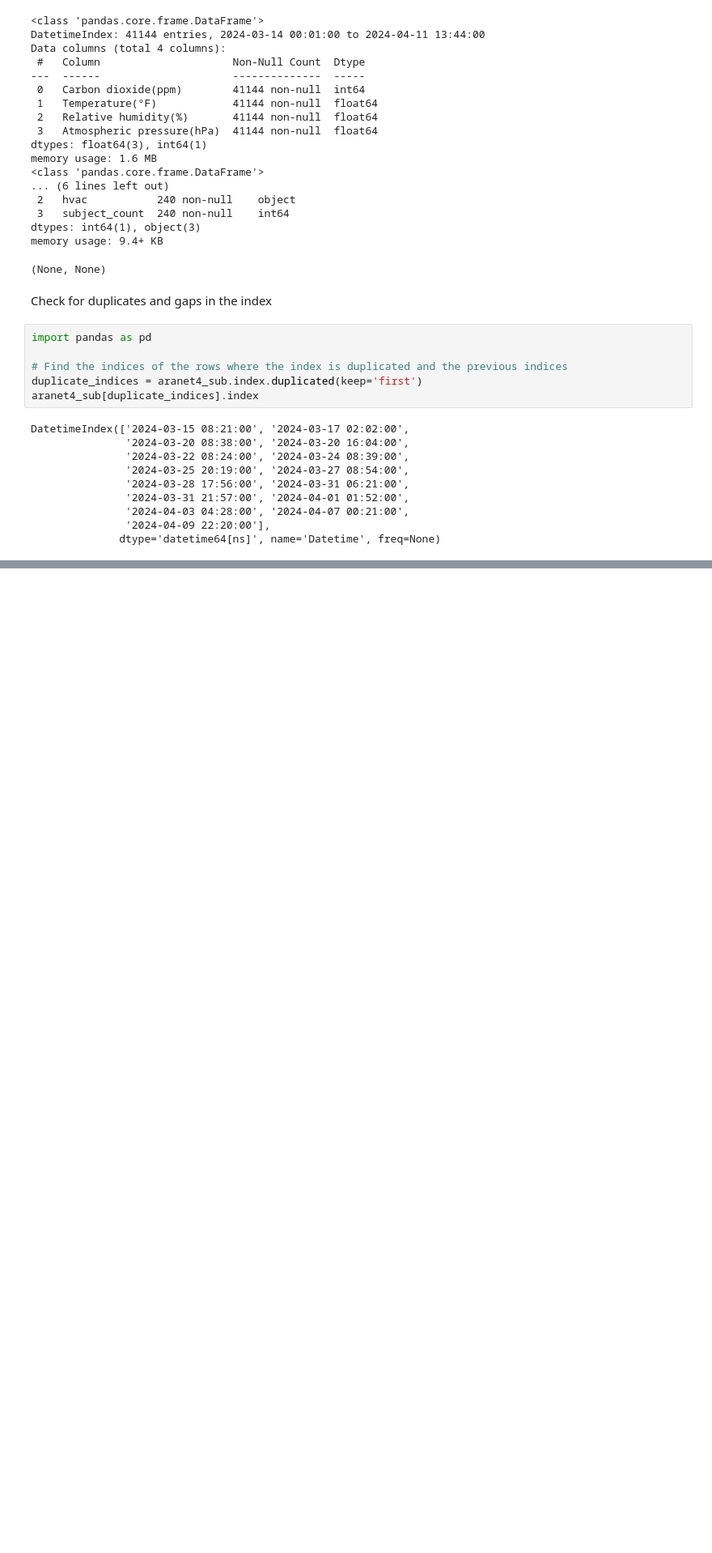
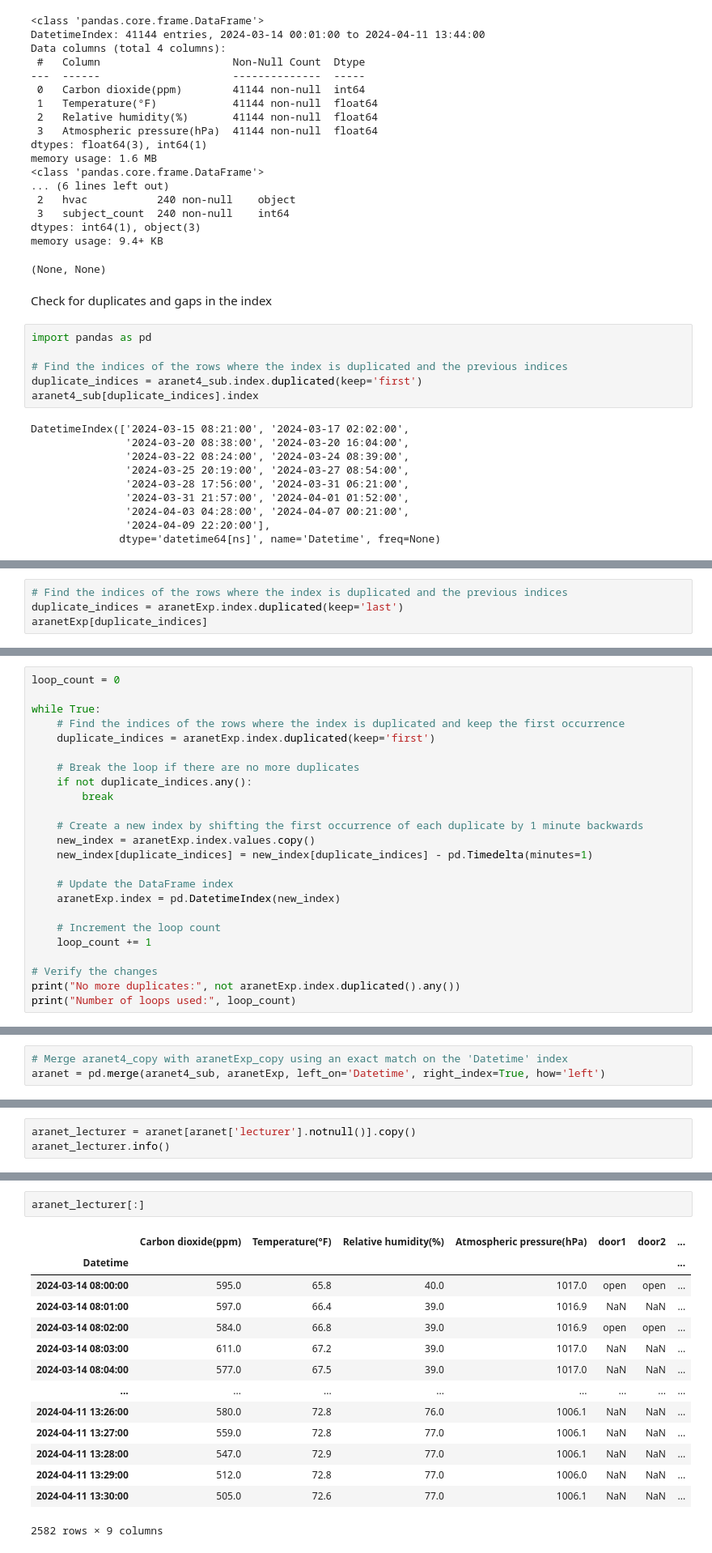
Before and after one commit to coreyddsc/aranet4-project, a Jupyter notebook: coreyd.dsc_temporary/aranet_data_cleaning.ipynb, the cells around one changed output, grey strips where cells are left out. Shown at 81% size. Drawn from its saved outputs; the diff is of its cells as text; blank space fills up the shorter version.

Commit message:
cleaning and lecture data create for easy modeling

```diff
--- a/coreyd.dsc_temporary/aranet_data_cleaning.ipynb
+++ b/coreyd.dsc_temporary/aranet_data_cleaning.ipynb
@@ -159,0 +310,4 @@ memory usage: 600.0 bytes
+# %%
+# Find the indices of the rows where the index is duplicated and the previous indices
+duplicate_indices = aranetExp.index.duplicated(keep='last')
+aranetExp[duplicate_indices]
@@ -159,0 +327,24 @@ memory usage: 600.0 bytes
+# %%
+loop_count = 0
+
+while True:
+    # Find the indices of the rows where the index is duplicated and keep the first occurrence
+    duplicate_indices = aranetExp.index.duplicated(keep='first')
+
+    # Break the loop if there are no more duplicates
+    if not duplicate_indices.any():
+        break
+
+    # Create a new index by shifting the first occurrence of each duplicate by 1 minute backwards
+    new_index = aranetExp.index.values.copy()
+    new_index[duplicate_indices] = new_index[duplicate_indices] - pd.Timedelta(minutes=1)
+
+    # Update the DataFrame index
+    aranetExp.index = pd.DatetimeIndex(new_index)
+
+    # Increment the loop count
+    loop_count += 1
+
+# Verify the changes
+print("No more duplicates:", not aranetExp.index.duplicated().any())
+print("Number of loops used:", loop_count)
@@ -159,0 +356,3 @@ memory usage: 600.0 bytes
+# %%
+# Merge aranet4_copy with aranetExp_copy using an exact match on the 'Datetime' index
+aranet = pd.merge(aranet4_sub, aranetExp, left_on='Datetime', right_index=True, how='left')
@@ -159,0 +423,3 @@ memory usage: 600.0 bytes
+# %%
+aranet_lecturer = aranet[aranet['lecturer'].notnull()].copy()
+aranet_lecturer.info()
@@ -159,0 +443,17 @@ memory usage: 600.0 bytes
+# %%
+aranet_lecturer[:]
+# %% [output]
+|  | Carbon dioxide(ppm) | Temperature(°F) | Relative humidity(%) | Atmospheric pressure(hPa) | door1 | door2 | ... |
+| Datetime |  |  |  |  |  |  | ... |
+| 2024-03-14 08:00:00 | 595.0 | 65.8 | 40.0 | 1017.0 | open | open | ... |
+| 2024-03-14 08:01:00 | 597.0 | 66.4 | 39.0 | 1016.9 | NaN | NaN | ... |
+| 2024-03-14 08:02:00 | 584.0 | 66.8 | 39.0 | 1016.9 | open | open | ... |
+| 2024-03-14 08:03:00 | 611.0 | 67.2 | 39.0 | 1017.0 | NaN | NaN | ... |
+| 2024-03-14 08:04:00 | 577.0 | 67.5 | 39.0 | 1017.0 | NaN | NaN | ... |
+| ... | ... | ... | ... | ... | ... | ... | ... |
+| 2024-04-11 13:26:00 | 580.0 | 72.8 | 76.0 | 1006.1 | NaN | NaN | ... |
+| 2024-04-11 13:27:00 | 559.0 | 72.8 | 77.0 | 1006.1 | NaN | NaN | ... |
+| 2024-04-11 13:28:00 | 547.0 | 72.9 | 77.0 | 1006.1 | NaN | NaN | ... |
+| 2024-04-11 13:29:00 | 512.0 | 72.8 | 77.0 | 1006.0 | NaN | NaN | ... |
+| 2024-04-11 13:30:00 | 505.0 | 72.6 | 77.0 | 1006.1 | NaN | NaN | ... |
+2582 rows × 9 columns
```
Also changed, not shown: parts of 34 cells of this notebook, 3 other files.
